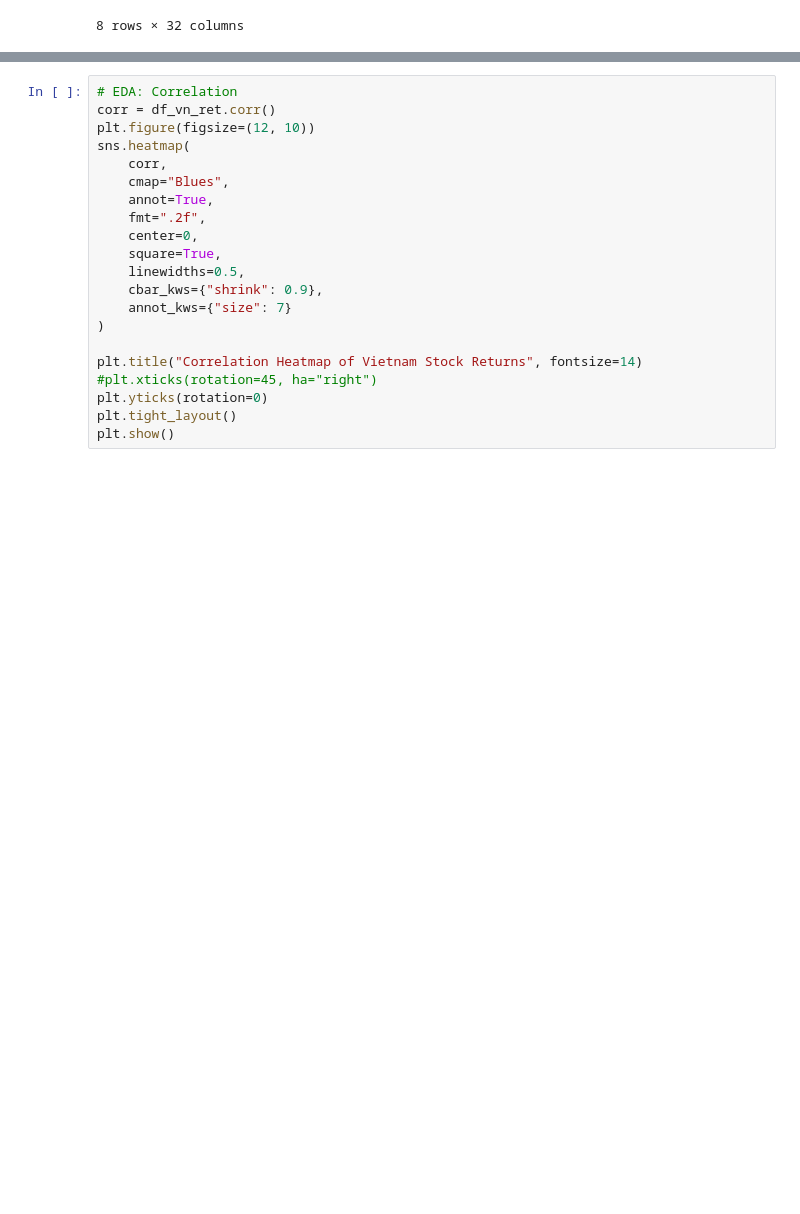
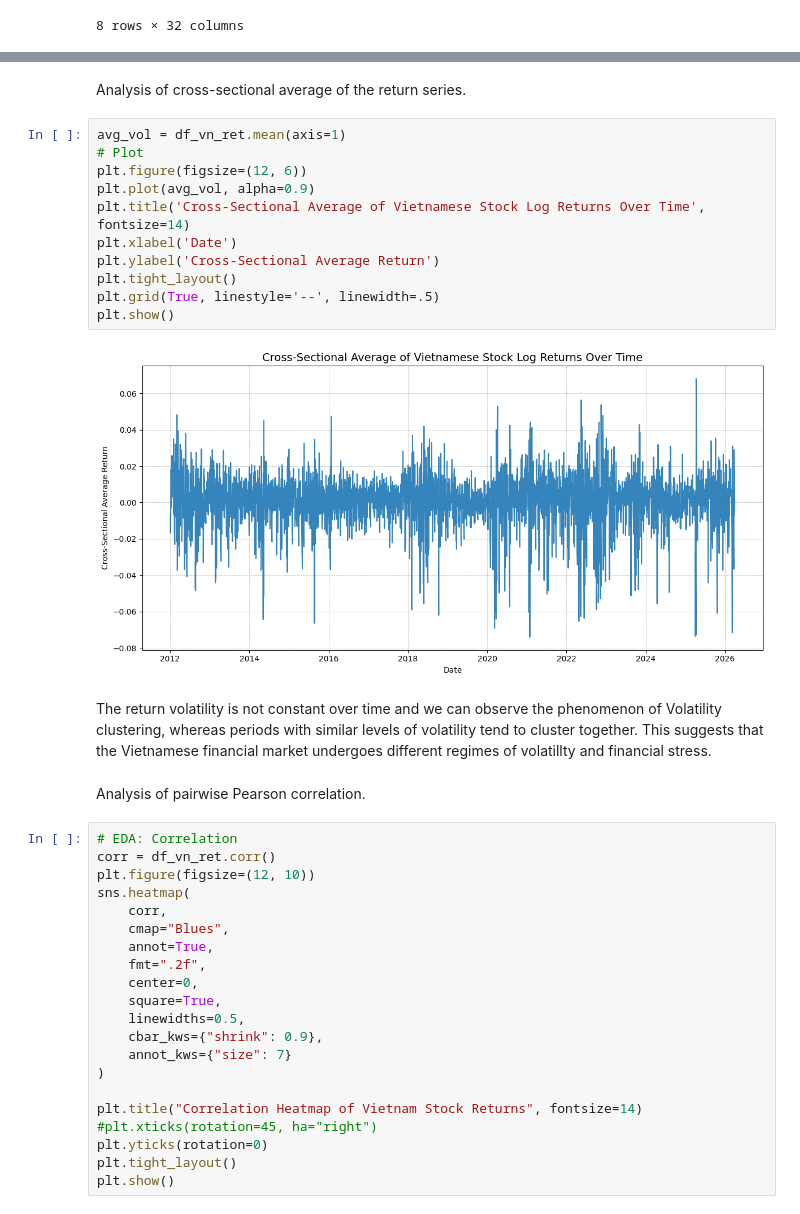
Before and after one commit to SebastianoDenegri/vietnam-systemic-risk-index, a Jupyter notebook: A_Systemic_Risk_Framework_for_the_Vietnamese_Market_a_Composite_Risk_Index_and_Financial_Stress_Prediction.ipynb, the cells around one changed output, grey strips where cells are left out. Cells and saved outputs as stored; diff of their text form; blank space fills up the shorter version.

```diff
--- a/A_Systemic_Risk_Framework_for_the_Vietnamese_Market_a_Composite_Risk_Index_and_Financial_Stress_Prediction.ipynb
+++ b/A_Systemic_Risk_Framework_for_the_Vietnamese_Market_a_Composite_Risk_Index_and_Financial_Stress_Prediction.ipynb
@@ -537,3 +538,22 @@ These results seem to support to choice of risk indicators that measure tail ris
+# %% [markdown]
+Analysis of cross-sectional average of the return series.
+# %%
+avg_vol = df_vn_ret.mean(axis=1)
+# Plot
+plt.figure(figsize=(12, 6))
+plt.plot(avg_vol, alpha=0.9)
+plt.title('Cross-Sectional Average of Vietnamese Stock Log Returns Over Time', fontsize=14)
+plt.xlabel('Date')
+plt.ylabel('Cross-Sectional Average Return')
+plt.tight_layout()
+plt.grid(True, linestyle='--', linewidth=.5)
+plt.show()
+# %% [output]
+[figure, added]
+# %% [markdown]
+The return volatility is not constant over time and we can observe the phenomenon of Volatility clustering, whereas periods with similar levels of volatility tend to cluster together. This suggests that the Vietnamese financial market undergoes different regimes of volatillty and financial stress.
+# %% [markdown]
+Analysis of pairwise Pearson correlation.
 # %%
 # EDA: Correlation
 corr = df_vn_ret.corr()
```
Also changed, not shown: parts of 56 cells of this notebook.
